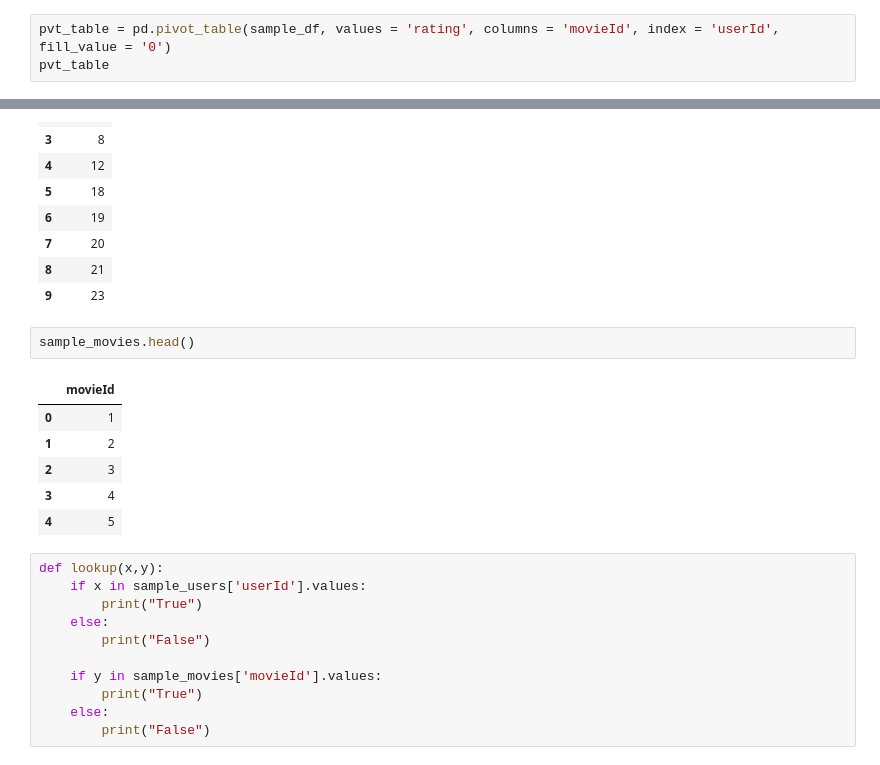
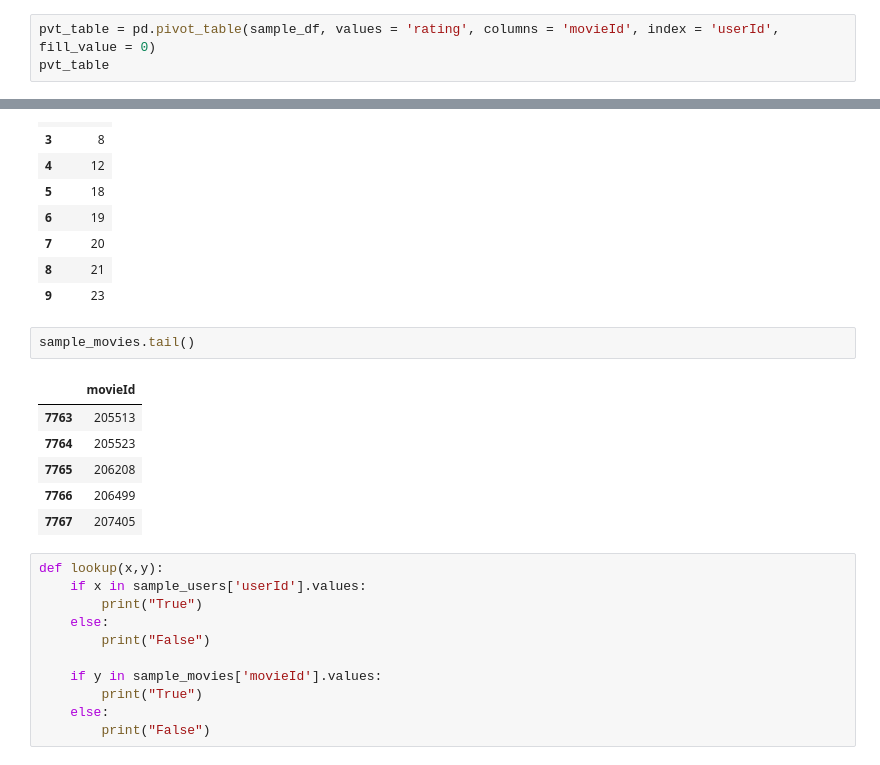
Before and after one commit to mattymill33/unsupervised_predict, a Jupyter notebook: matthew-mill-unsup-predict-1.ipynb, the cells around one changed output, grey strips where cells are left out. Drawn from its saved outputs; the diff is of its cells as text.

```diff
--- a/matthew-mill-unsup-predict-1.ipynb
+++ b/matthew-mill-unsup-predict-1.ipynb
@@ -143,7 +137,7 @@ ratings_per_movie.hist(bins=20, range=(0,2500))
 # %%
 sample_df = train_df.sample(n=50000, random_state = 2022)
 # %%
-pvt_table = pd.pivot_table(sample_df, values = 'rating', columns = 'movieId', index = 'userId', fill_value = '0')
+pvt_table = pd.pivot_table(sample_df, values = 'rating', columns = 'movieId', index = 'userId', fill_value = 0)
 pvt_table
 # %% [output]
 | movieId | 1 | 2 | 3 | 4 | 5 | 6 | 7 | 8 | 9 | 10 | ... | ... |
@@ -343,14 +334,14 @@ sample_users.head(10)
 | 8 | 21 |
 | 9 | 23 |
 # %%
-sample_movies.head()
+sample_movies.tail()
 # %% [output]
 |  | movieId |
-| 0 | 1 |
-| 1 | 2 |
-| 2 | 3 |
-| 3 | 4 |
-| 4 | 5 |
+| 7763 | 205513 |
+| 7764 | 205523 |
+| 7765 | 206208 |
+| 7766 | 206499 |
+| 7767 | 207405 |
 # %%
 def lookup(x,y):
     if x in sample_users['userId'].values:
```
Also changed, not shown: parts of 32 cells of this notebook.
